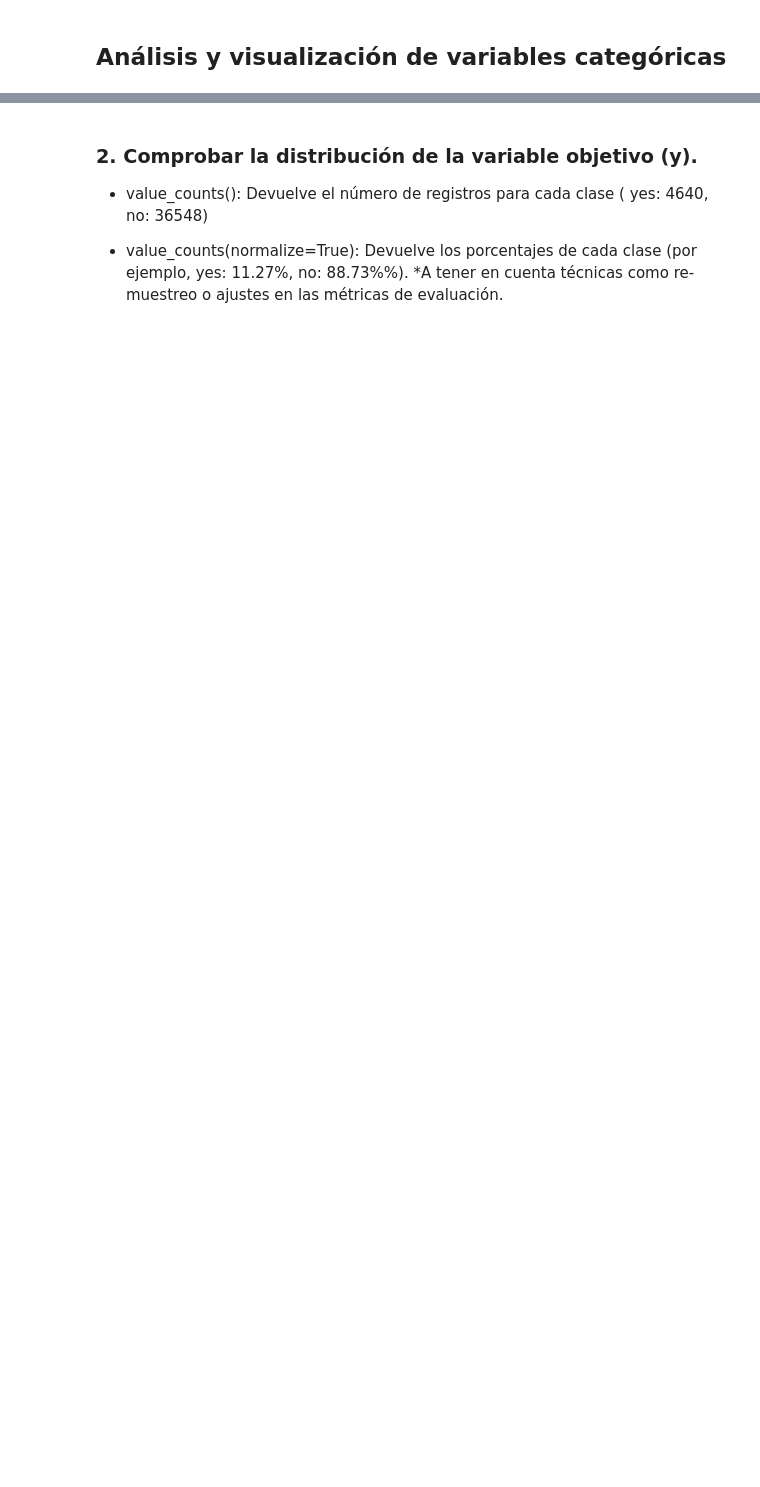
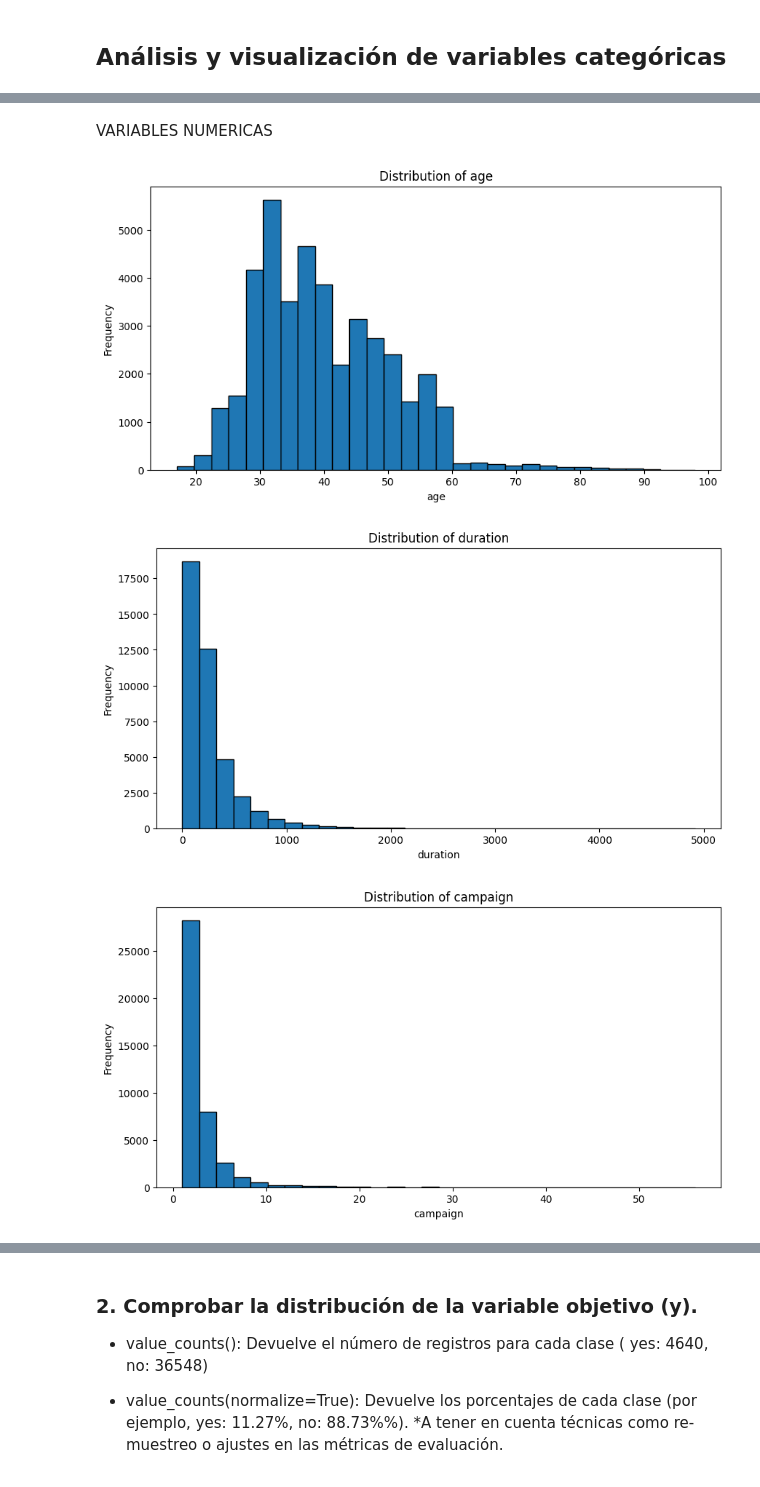
Before and after one commit to mezcolantriz/ML---Regresi-n-Log-stica, a Jupyter notebook: src/explore.ipynb, the cells around one changed output, grey strips where cells are left out. Drawn from its saved outputs; the diff is of its cells as text; code cells hidden in the pictures; blank space fills up the shorter version.

```diff
--- a/src/explore.ipynb
+++ b/src/explore.ipynb
@@ -251,0 +272,12 @@ loan ==> Missing Values : 990, dtypes : float64
+# %%
+# Columnas binarias
+columnas_binarias = ['default', 'housing', 'loan']
+for col in columnas_binarias:
+    data[col] = data[col].map({'yes': 1, 'no': 0})
+
+# Columnas multiclase
+one_hot_cols = ['job', 'marital', 'education', 'contact', 'month', 'day_of_week', 'poutcome']
+data = pd.get_dummies(data, columns=one_hot_cols, drop_first=True)
+
+# Verificar resultado
+data.head()
@@ -251,0 +292,15 @@ loan ==> Missing Values : 990, dtypes : float64
+# %% [markdown]
+VARIABLES NUMERICAS
+# %%
+for col in variables_numericas:
+    plt.figure(figsize=(10, 5))
+    data[col].hist(bins=30, edgecolor='black')
+    plt.title(f"Distribution of {col}")
+    plt.xlabel(col)
+    plt.ylabel("Frequency")
+    plt.grid(False)
+    plt.show()
+# %% [output]
+[figure, added]
+[figure, added]
+[figure, added]
```
Also changed, not shown: parts of 19 cells of this notebook, 1 other file.
